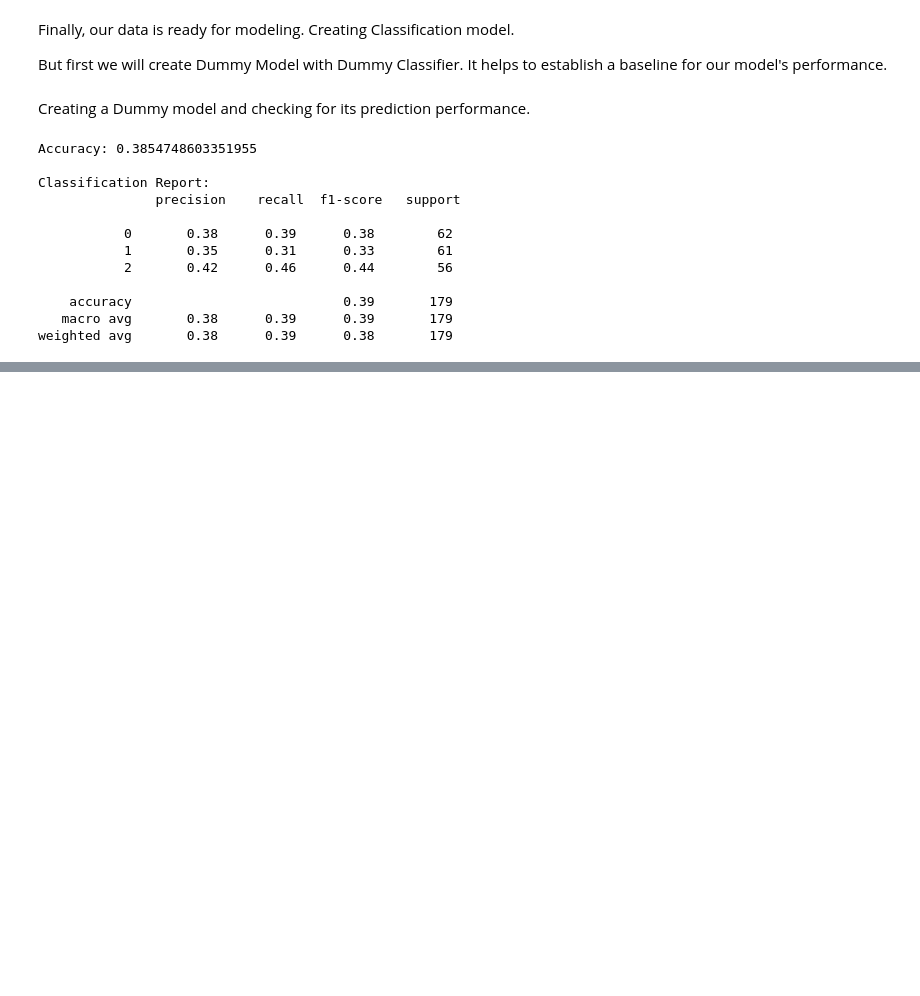
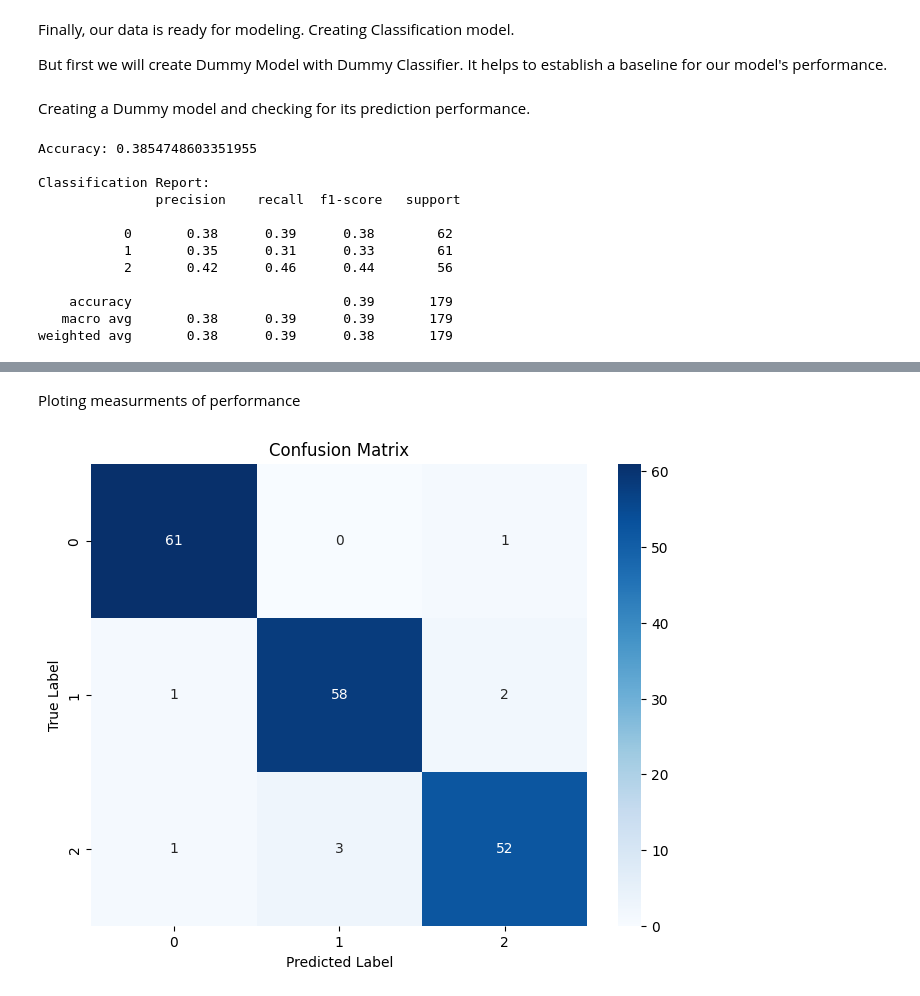
Before and after one commit to marta4cod/NNAssessment1, a Jupyter notebook: NNAs1.ipynb, the cells around one changed output, grey strips where cells are left out. Saved outputs shown, nothing was run; the diff lists cells and outputs as text; code cells hidden in the pictures; blank space fills up the shorter version.

Commit message:
Added plots

```diff
--- a/NNAs1.ipynb
+++ b/NNAs1.ipynb
@@ -272,19 +264,18 @@ from tensorflow.keras.models import Sequential
 from tensorflow.keras.layers import Dense, Dropout
 
 # Build the feedforward neural network (MLP)
-#model_class = Sequential()
-#model_class.add(Dense(32, activation='relu', input_dim=input_dim), Dropout(0.3))  # Hidden layer with 32 neurons
-#model_class.add(Dense(16, activation='relu'))  # Hidden layer with 16 neurons
-#model_class.add(Dense(3, activation='softmax'))  # Output layer with 1 neuron for binary classificationm
+model_class = Sequential()
+model_class.add(Dense(32, activation='relu', input_dim=input_dim), Dropout(0.3))  # Hidden layer with 32 neurons
+model_class.add(Dense(16, activation='relu'), Dropout(0.3))  # Hidden layer with 16 neurons
+model_class.add(Dense(3, activation='softmax'))  # Output layer with 1 neuron for binary classificationm
 
-model_class = Sequential([
-    Dense(128, input_dim=Xc_train.shape[1], activation='relu'),
-    Dropout(0.3),
-    Dense(64, activation='relu'),
-    Dropout(0.3),
-    Dense(32, activation='relu'),
-    Dense(3, activation='softmax')  # Output layer with softmax for classification
-])
+#model_class = Sequential([
+    #Dense(128, input_dim=input_dim, activation='relu'),
+    #Dropout(0.3),
+    #Dense(64, activation='relu'),
+    #Dropout(0.3),
+    #Dense(32, activation='relu'),
+    #Dense(3, activation='softmax')  # Output layer with softmax for classification])
 # %%
 from sklearn.linear_model import Perceptron
 from tensorflow.keras.optimizers import SGD, RMSprop, Adagrad, Adam, AdamW
@@ -292,6 +283,7 @@ from tensorflow.keras.metrics import SparseCategoricalAccuracy
 from sklearn.metrics import accuracy_score
 import time # to measure time
 
+#list of optional optimizers, which we use to check model performance
 opt_adam=Adam(learning_rate=0.001)
 opt_adamw=AdamW(learning_rate=0.001)
 opt_adagrad=Adagrad(learning_rate=0.001)
@@ -304,7 +296,7 @@ model_class.compile(loss='sparse_categorical_crossentropy', optimizer=opt_adam,
 # Train the model and measure the time of training
 start_time=time.time()
 
-model_class.fit(Xc_train, yc_train, epochs=50, batch_size=10, verbose=1)
+history = model_class.fit(Xc_train, yc_train, epochs=50, batch_size=10, verbose=1)
 end_time=time.time()
 # %% [output]
 Epoch 1/50
@@ -401,0 +402,20 @@ print(feature_importance)
+# %% [markdown]
+Ploting measurments of performance
+# %%
+import matplotlib.pyplot as plt
+import seaborn as sns
+from sklearn.metrics import confusion_matrix
+
+# Calculate confusion matrix
+# Confusion Matrix
+conf_matrix = confusion_matrix(yc_test, yc_pred)
+
+# Plotting Confusion Matrix
+plt.figure(figsize=(8, 6))
+sns.heatmap(conf_matrix, annot=True, fmt='d', cmap='Blues', xticklabels=np.unique(yc_test), yticklabels=np.unique(yc_test))
+plt.title('Confusion Matrix')
+plt.xlabel('Predicted Label')
+plt.ylabel('True Label')
+plt.show()
+# %% [output]
+[figure, added]
```
Also changed, not shown: parts of 8 cells of this notebook.
